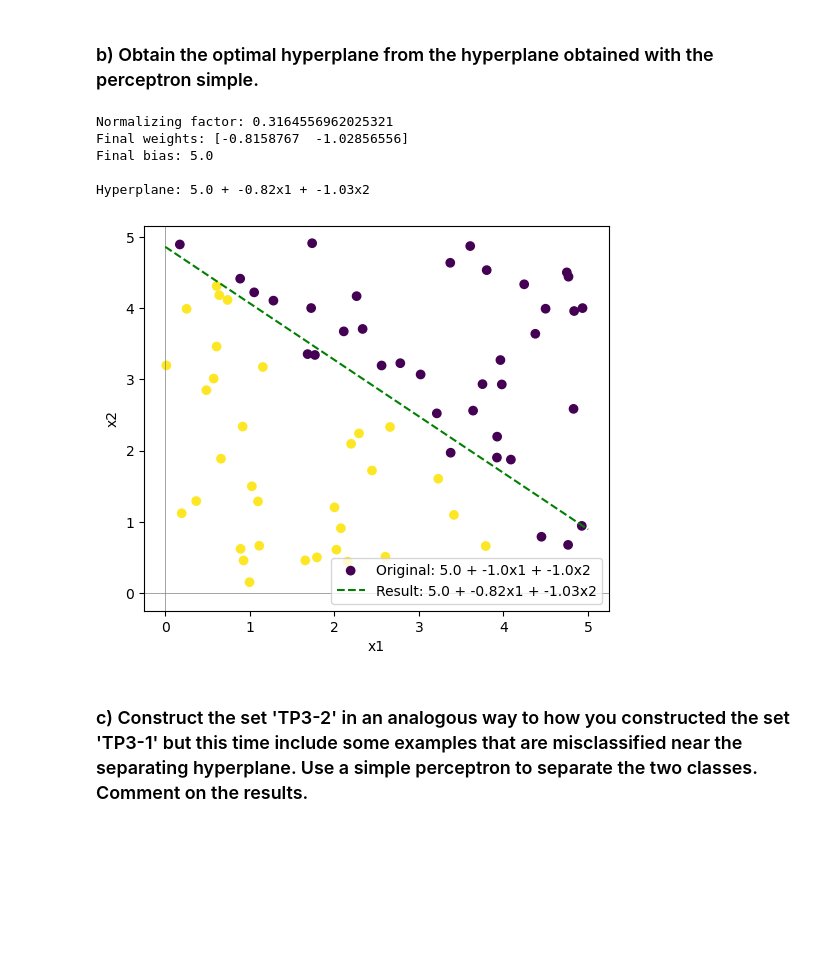
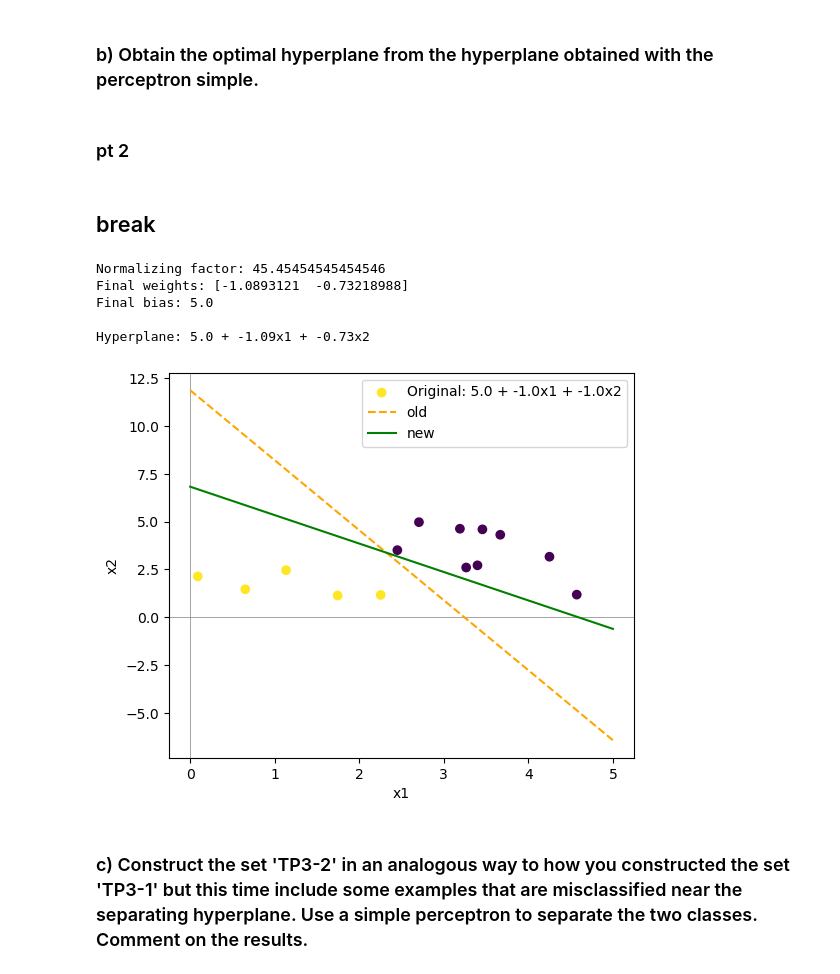
Before and after one commit to papekoja/72.75-ML, a Jupyter notebook: TP3/tp3.2.ipynb, the cells around one changed output. Cells and saved outputs as stored; diff of their text form; code cells hidden in the pictures; blank space fills up the shorter version.

```diff
--- a/TP3/tp3.2.ipynb
+++ b/TP3/tp3.2.ipynb
@@ -54,7 +54,7 @@ def choose(choice='normal', n=1000):
 
 # Use this number (0 to 5) to choose the line you want to use
 num = 5
-amount = 100
+amount = 20
 
 n_items, b0, b1, b2 = choose(choice_list[num], amount)
 n_items, ogb0, ogb1, ogb2 = choose(choice_list[num], amount) # og = original, only used for plot titles
@@ -204,3 +207,5 @@ weighted avg       0.88      0.83      0.83        30
 # %% [markdown]
 
 ### b) Obtain the optimal hyperplane from the hyperplane obtained with the perceptron simple.
+# %% [markdown]
+### pt 2
@@ -207,33 +257,54 @@ weighted avg       0.88      0.83      0.83        30
+# %%
+w_old, b_old = perceptron_train(train_1[['x1', 'x2']].values, train_1['y'].values)
+weights, bias = perceptron_optimal(train_1[['x1', 'x2']].values, train_1['y'].values)
+
+
+# report(test_1, weights, bias)
+# %% [markdown]
+## break
 # %%
 # First normalize the model to b0 so that the models b0 will be the same as the generated data b0
 normalizing_factor = b0/bias
 weights_normalized = weights * normalizing_factor
 bias_normalized = bias * normalizing_factor
 
 print(f'Normalizing factor: {normalizing_factor}')
 print(f'Final weights: {weights_normalized}\nFinal bias: {bias_normalized}\n\nHyperplane: {bias_normalized.round(2)} + {weights_normalized[0].round(2)}x1 + {weights_normalized[1].round(2)}x2')
 
-# plotting the output
-x_boundary = np.linspace(0, 5, 100)
-y_boundary = (-weights[0] * x_boundary - bias) / weights[1]
+def x_y(weights, bias): # plotting the output
+    x_boundary = np.linspace(0, 5, 100)
+    y_boundary = (-weights[0] * x_boundary - bias) / weights[1]
+    return x_boundary, y_boundary
 
 # plotting the output
 plt.figure(figsize=(6, 5))
 plt.scatter(train_1['x1'], train_1['x2'], label=f"Original: {b0} + {b1}x1 + {b2}x2", c=train_1['y'], marker='o')
 plt.xlabel('x1')
 plt.ylabel('x2')
 plt.axhline(0, color='grey', linewidth=0.5)
 plt.axvline(0, color='grey', linewidth=0.5)
-plt.plot(x_boundary, y_boundary, label=f"Result: {round(bias_normalized, 2)} + {round(weights_normalized[0], 2)}x1 + {weights_normalized[1].round(2)}x2", color='green', linestyle='--')
+# plt.plot(x_boundary, y_boundary, label=f"Result: {round(bias_normalized, 2)} + {round(weights_normalized[0], 2)}x1 + {weights_normalized[1].round(2)}x2", color='green', linestyle='--')
+
+
+x_old, y_old = x_y(w_old, b_old)
+x_new, y_new = x_y(weights, bias)
+
+
+# old
+plt.plot(x_old, y_old, label="old", color='orange', linestyle='--')
+
+# new
+plt.plot(x_new, y_new, label="new", color='green', linestyle='-')
+
 plt.legend()
 plt.show()
 # %% [output]
-Normalizing factor: 0.3164556962025321
-Final weights: [-0.8158767  -1.02856556]
+Normalizing factor: 45.45454545454546
+Final weights: [-1.0893121  -0.73218988]
 Final bias: 5.0
 
-Hyperplane: 5.0 + -0.82x1 + -1.03x2
+Hyperplane: 5.0 + -1.09x1 + -0.73x2
-[figure, old version]
+[figure, new version]
 # %% [markdown]
 ### c) Construct the set 'TP3-2' in an analogous way to how you constructed the set 'TP3-1' but this time include some examples that are misclassified near the separating hyperplane. Use a simple perceptron to separate the two classes. Comment on the results.
 # %%
```
Also changed, not shown: parts of 6 cells of this notebook, 1 other file.
